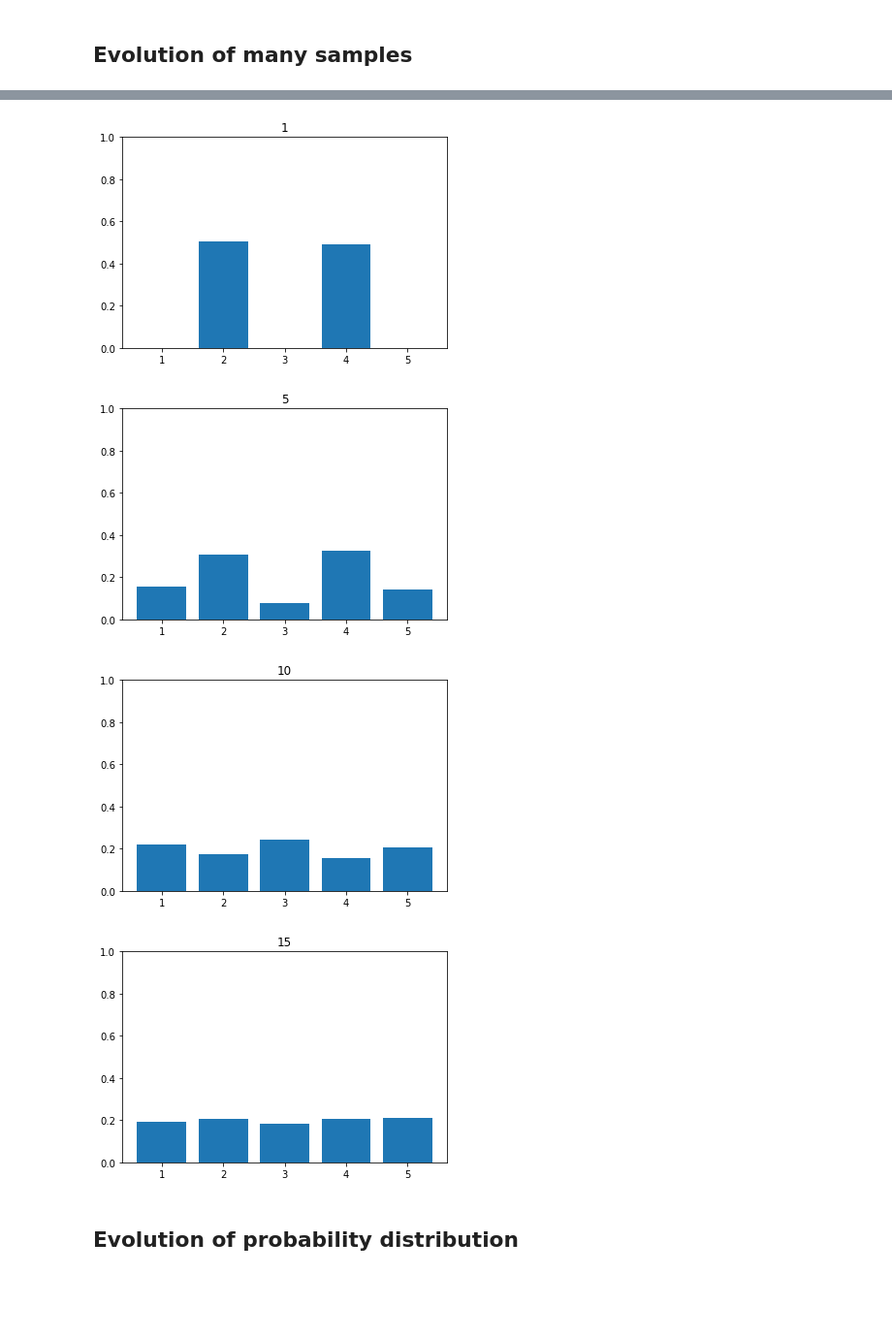
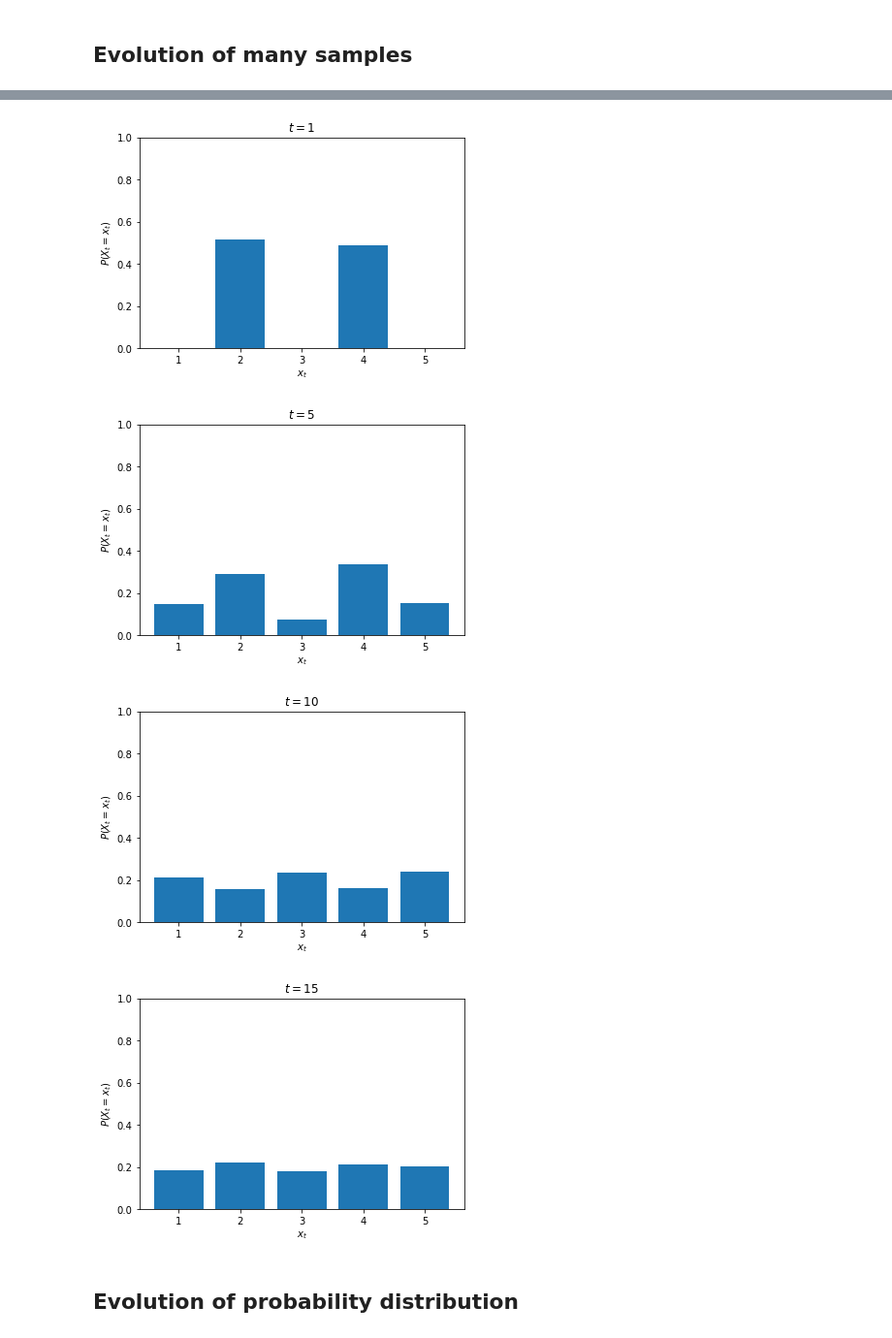
Before and after one commit to markvdw/inference-plots, a Jupyter notebook: markov-chain.ipynb, the cells around one changed output, grey strips where cells are left out. Shown at 97% size. Drawn from its saved outputs; the diff is of its cells as text; code cells hidden in the pictures; blank space fills up the shorter version.

```diff
--- a/markov-chain.ipynb
+++ b/markov-chain.ipynb
@@ -35,7 +42,9 @@ for i in range(20):
     if i % 5 == 0 or i == 1:
         plt.figure()
         plt.bar(np.arange(1, 6), np.mean(samples, 1))
-        plt.title(i)
+        plt.title(f"$t = {i}$")
+        plt.xlabel("$x_t$")
+        plt.ylabel("$P(X_t = x_t)$")
         plt.ylim(0, 1)
     samples = (np.eye(5)[np.hstack([np.random.choice(5, 1, p=r) for r in (T @ samples).T])]).T
 # %% [output]
@@ -43,7 +52,7 @@ for i in range(20):
-[figure, old version]
+[figure, new version]
-[figure, old version]
+[figure, new version]
-[figure, old version]
+[figure, new version]
-[figure, old version]
+[figure, new version]
 # %% [markdown]
 ## Evolution of probability distribution
 # %%
```
Also changed, not shown: parts of 3 cells of this notebook.
